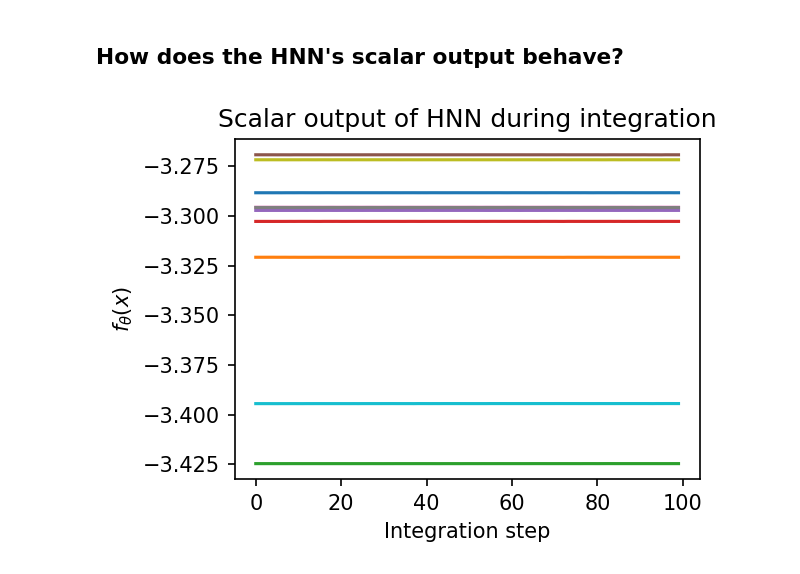
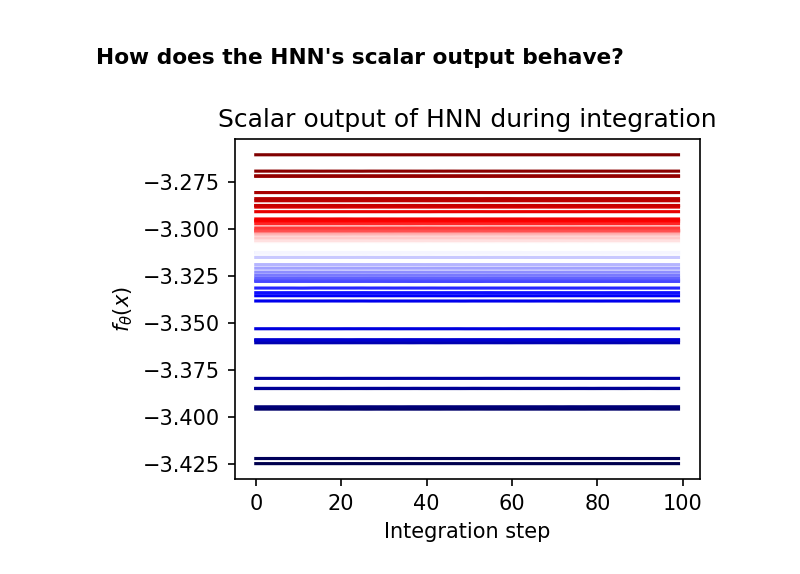
Before and after one commit to greydanus/hamiltonian-nn, a Jupyter notebook: analyze-orbits.ipynb, the cells around one changed output. Saved outputs shown, nothing was run; the diff lists cells and outputs as text; code cells hidden in the pictures.

```diff
--- a/analyze-orbits.ipynb
+++ b/analyze-orbits.ipynb
@@ -297,6 +90,7 @@ def load_model(args, baseline=False):
     model.load_state_dict(torch.load(path))
     return model
 
+args = ObjectView(get_args())
 base_model = load_model(args, baseline=True)
 hnn_model = load_model(args, baseline=False)
 # %% [markdown]
@@ -321,7 +112,7 @@ def totensor(vals):
 # %%
 np.random.seed(2)
 t_points = 2000
-t_span = [0,200]
+t_span = [0,50]
 state = random_config()
 
 orbit, settings = get_orbit(state, t_points=t_points, t_span=t_span)
@@ -376,7 +167,7 @@ plt.show()
 # %%
 np.random.seed(2)
 t_points = 2000
-t_span = [0,200]
+t_span = [0,50]
 state = random_config()
 
 orbit, settings = get_orbit(state, t_points=t_points, t_span=t_span)
@@ -429,8 +220,8 @@ plt.show()
 # %%
 # integrate trajectories
 t_points = 100
-t_span = [0,30]
-num_orbits = 10
+t_span = [0,10]
+num_orbits = 50
 update_fn = lambda t, y0: model_update(t, y0, hnn_model)
 
 orbits = []
@@ -438,23 +229,30 @@ energies = []
 for i in range(num_orbits):
     np.random.seed(i)
     state = random_config()
-    orbit, _ = get_orbit(state, t_points=t_points, t_span=t_span, update_fn=update_fn)
-    orbits.append(orbit)
+    mini_orbit, _ = get_orbit(state, t_points=t_points, t_span=t_span, update_fn=update_fn)
+    orbits.append(mini_orbit)
 
     # convert from state to canonical coords
-    [coords] = totensor([orbit[:,1:,:].transpose(1,0,2).reshape(8, -1).T])
+    np_coords = mini_orbit[:,1:,:].transpose(1,0,2).reshape(8, -1).T
+    coords = torch.tensor( np_coords, requires_grad=True, dtype=torch.float32)
     F1, F2 = hnn_model.forward(coords)
-    energies.append(F2.data.numpy())
+    energies.append(F2.data.numpy().squeeze())
+
+energies = np.stack(energies)
+e_order = np.argsort(energies.mean(1))
+energies = energies[e_order]
 # %%
 plt.figure(figsize=[4,3], dpi=150)
 plt.subplot(1,1,1)
 
-for e in energies:
-    plt.plot(e)
+import matplotlib.pylab as pl
+colors = pl.cm.seismic(np.linspace(0,1,num_orbits))
+for i, e in enumerate(energies):
+    plt.plot(e, color=colors[i])
 
 plt.xlabel('Integration step')
 plt.ylabel('$f_{\\theta}(x)$')
 plt.title("Scalar output of HNN during integration")
 plt.show()
 # %% [output]
-[figure, old version]
+[figure, new version]
```
Also changed, not shown: parts of 22 cells of this notebook, 3 other files.
